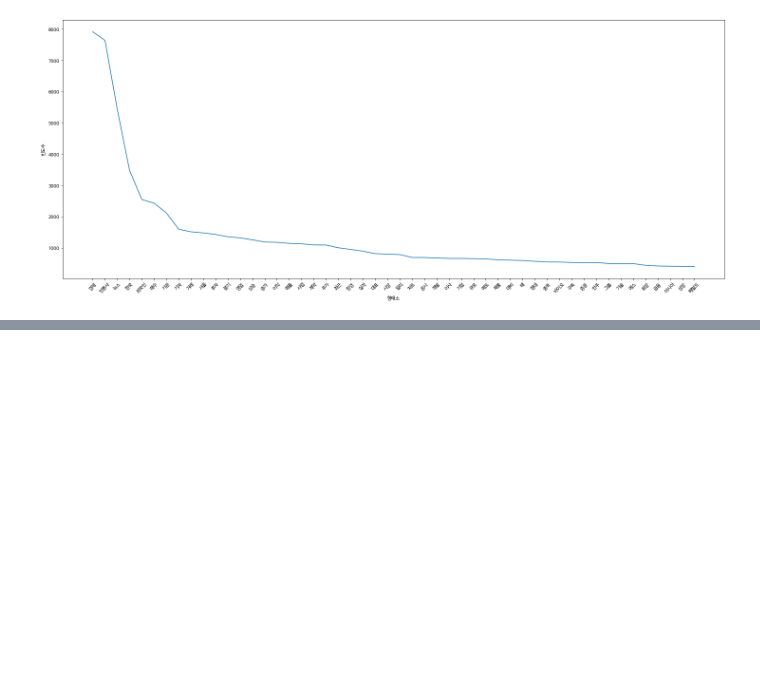
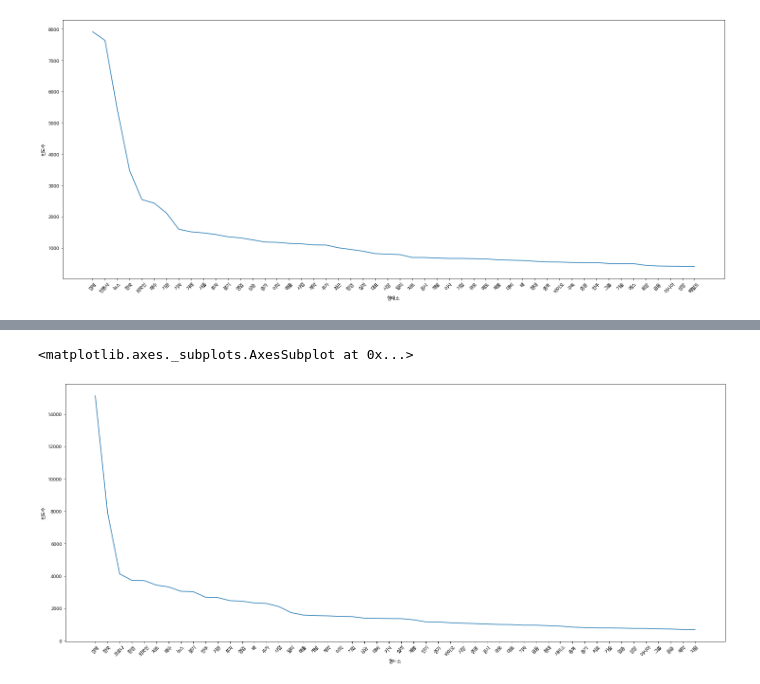
Before and after one commit to heewonp/BC_Card, a Jupyter notebook: 주식데이터,키워드분석/주식키워드.ipynb, the cells around one changed output, grey strips where cells are left out. Saved outputs shown, nothing was run; the diff lists cells and outputs as text; code cells hidden in the pictures; blank space fills up the shorter version.

```diff
--- a/주식데이터,키워드분석/주식키워드.ipynb
+++ b/주식데이터,키워드분석/주식키워드.ipynb
@@ -292,0 +308,15 @@ Name: 이슈내용, Length: 33591, dtype: object
+# %%
+issue20_counts = word_counts(morph_issues20)
+# %%
+morph_issues20df = pd.DataFrame(issue20_counts)
+# %%
+morph_issues20df.columns = ["형태소", "빈도수"]
+# %%
+issues20_50=morph_issues20df.iloc[:50]
+# %%
+plt.figure(figsize=(25,10))
+plt.xticks(rotation = 45 )
+sns.lineplot(x=issues20_50.형태소, y=issues20_50.빈도수)
+# %% [output]
+<matplotlib.axes._subplots.AxesSubplot at 0x...>
+[figure, added]
```
Also changed, not shown: parts of 50 cells of this notebook, 1 other file.
